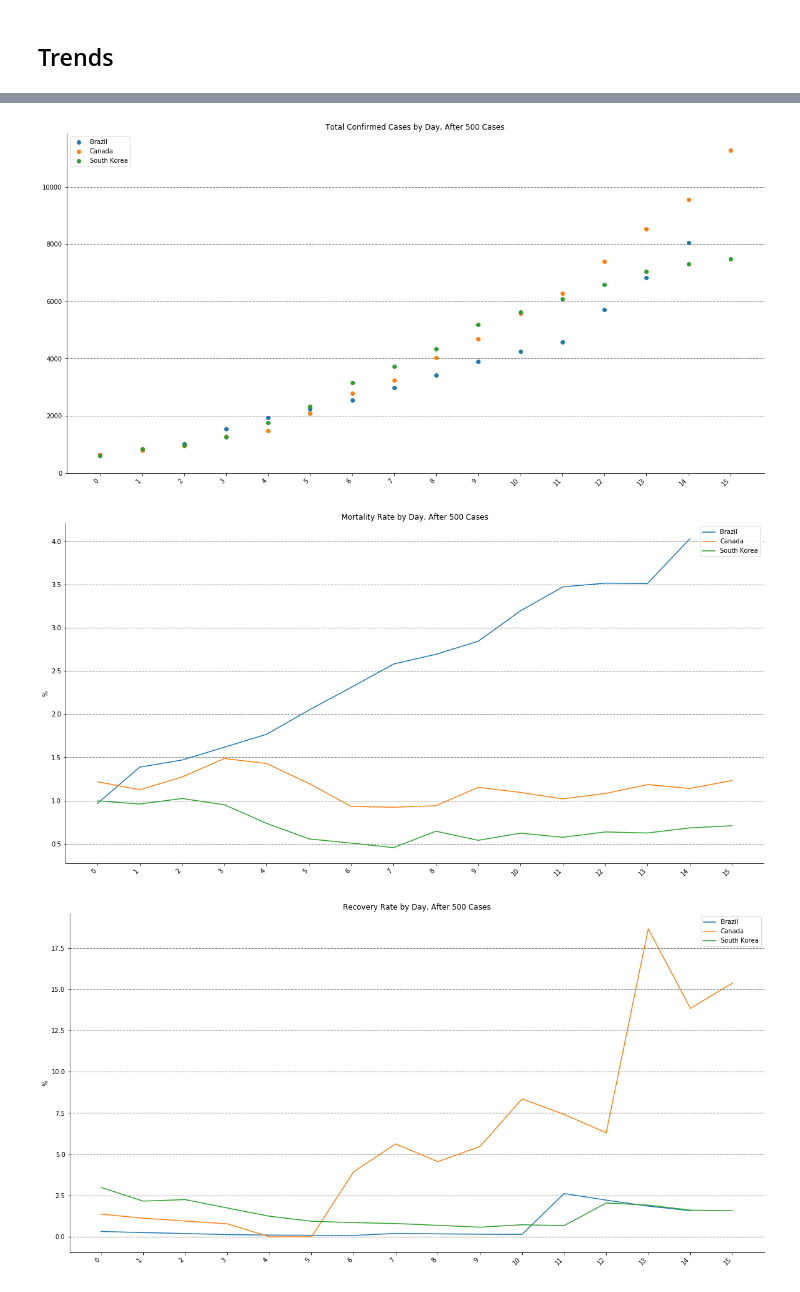
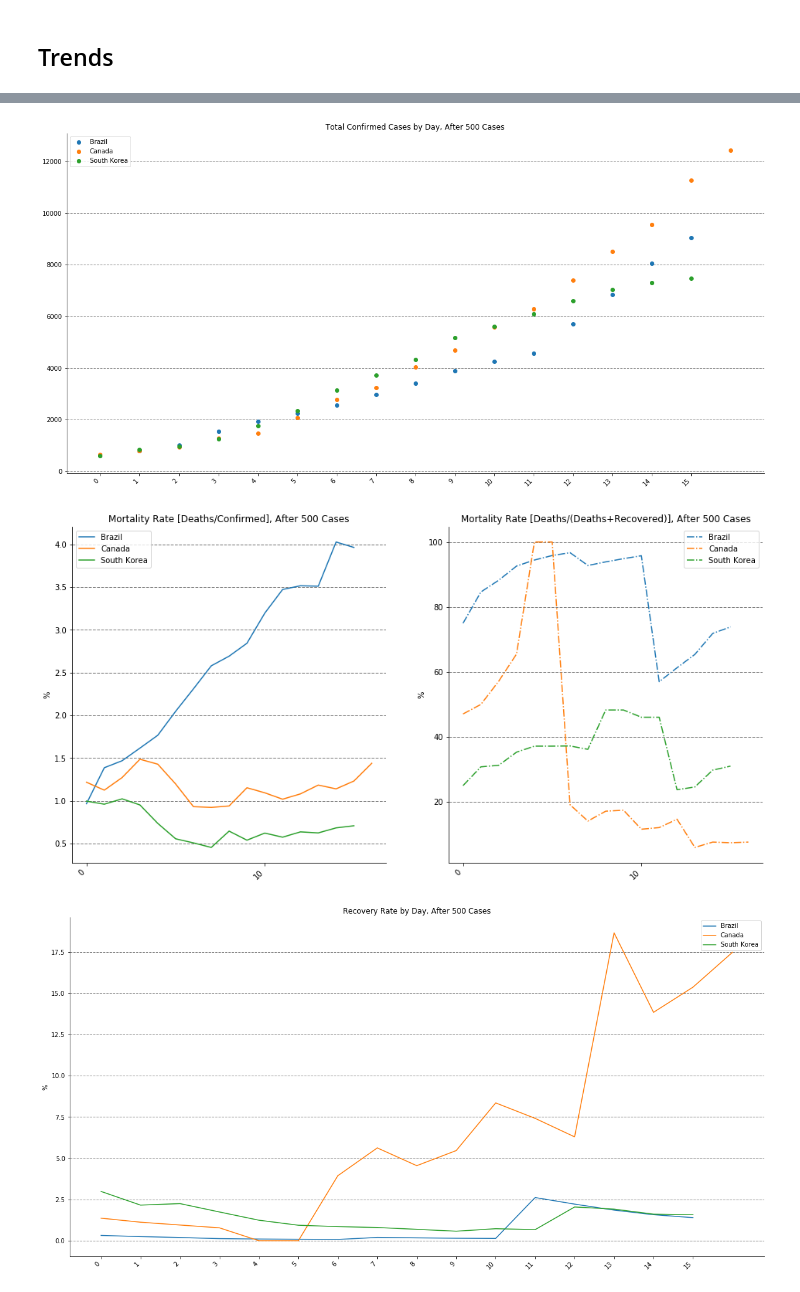
Before and after one commit to Thiagobc23/COVID-19, a Jupyter notebook: 01_COVID19.ipynb, the cells around one changed output, grey strips where cells are left out. Cells and saved outputs as stored; diff of their text form; code cells hidden in the pictures.

```diff
--- a/01_COVID19.ipynb
+++ b/01_COVID19.ipynb
@@ -18,8 +18,8 @@ world = world[~world.name.isin(["Antarctica", "Fr. S. Antarctic Lands"])]
 url = 'https://raw.githubusercontent.com/CSSEGISandData/COVID-19/master/csse_covid_19_data/csse_covid_19_daily_reports/'
 path = 'C:/py/covid19/COVID-19-master/csse_covid_19_data/csse_covid_19_daily_reports/'
 
-file = '04-02-2020.csv'
-today = '04-02-2020'
+file = '04-03-2020.csv'
+today = '04-03-2020'
 df = pd.read_csv(url+file)
 df.head()
 # %% [output]
@@ -86,7 +86,7 @@ def plot_day(df, i):
 
 # plot map of active confirmed and recovered
 def plot_map(df, i):
-    fig, ax = plt.subplots(1, figsize=(40,24))
+    fig, ax = plt.subplots(1, figsize=(40,22))
 
     # plot map
     world.plot(ax=ax, color='black')
@@ -440,38 +497,49 @@ plt.savefig('pics/Recovery_eur.png', facecolor='white', edgecolor='none')
 # Brazil hit 500 on 3/19/20
 # Canada hit 500 on 03-18-2020
 
 fig, ax = plt.subplots(1, figsize=(20,10))
 
 plot_contry(['Brazil'], '03-19-2020', '03-20-2020')
 plot_contry(['Canada'], '03-18-2020', '03-19-2020')
 plot_contry(['South Korea'], '02-23-2020', '02-24-2020')
 
 plt.legend(['Brazil', 'Canada', 'South Korea'])
 plt.savefig('pics/most_affected_personal.png', facecolor='white', edgecolor='none')
 
 # Mortality
-fig, ax = plt.subplots(1, figsize=(20,10))
+fig, ax = plt.subplots(1, figsize=(16,8))
+ax.axis('off')
 
+ax = fig.add_subplot(121)
 plot_contry_d(['Brazil'], '03-19-2020', '03-20-2020')
 plot_contry_d(['Canada'], '03-18-2020', '03-19-2020')
 plot_contry_d(['South Korea'], '02-23-2020', '02-24-2020')
 
 plt.legend(['Brazil', 'Canada', 'South Korea'])
-plt.savefig('pics/mortality_personal.png', facecolor='white', edgecolor='none')
+#plt.savefig('pics/mortality_personal.png', facecolor='white', edgecolor='none')
+
+# Mortality method two
+ax = fig.add_subplot(122)
+plot_contry_d_two(['Brazil'], '03-19-2020', '03-20-2020')
+plot_contry_d_two(['Canada'], '03-18-2020', '03-19-2020')
+plot_contry_d_two(['South Korea'], '02-23-2020', '02-24-2020')
+
+plt.legend(['Brazil', 'Canada', 'South Korea'])
+plt.savefig('pics/mortality2_personal.png', facecolor='white', edgecolor='none')
 
 # Recovery Rate
 fig, ax = plt.subplots(1, figsize=(20,10))
 
 plot_contry_r(['Brazil'], '03-19-2020', '03-20-2020')
 plot_contry_r(['Canada'], '03-18-2020', '03-19-2020')
 plot_contry_r(['South Korea'], '02-23-2020', '02-24-2020')
 
 plt.legend(['Brazil', 'Canada', 'South Korea'])
 plt.savefig('pics/recovery_personal.png', facecolor='white', edgecolor='none')
 # %% [output]
-[figure, old version]
+[figure, new version]
-[figure, old version]
+[figure, new version]
-[figure, old version]
+[figure, new version]
 # %%
 
 name = ['France']
```
Also changed, not shown: parts of 7 cells of this notebook, 1 other file.
